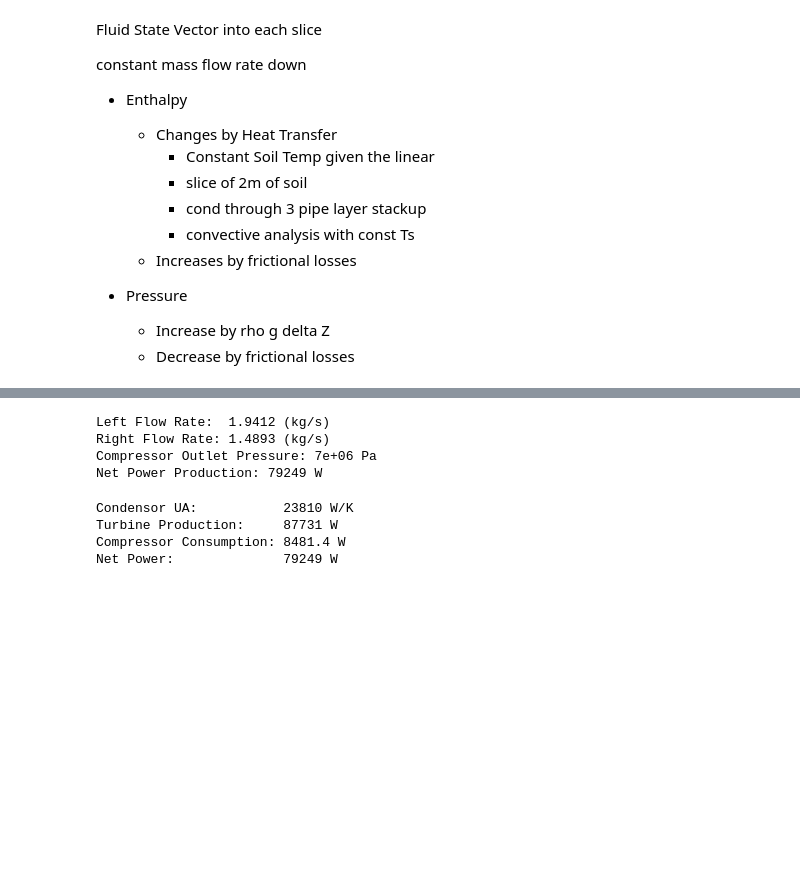
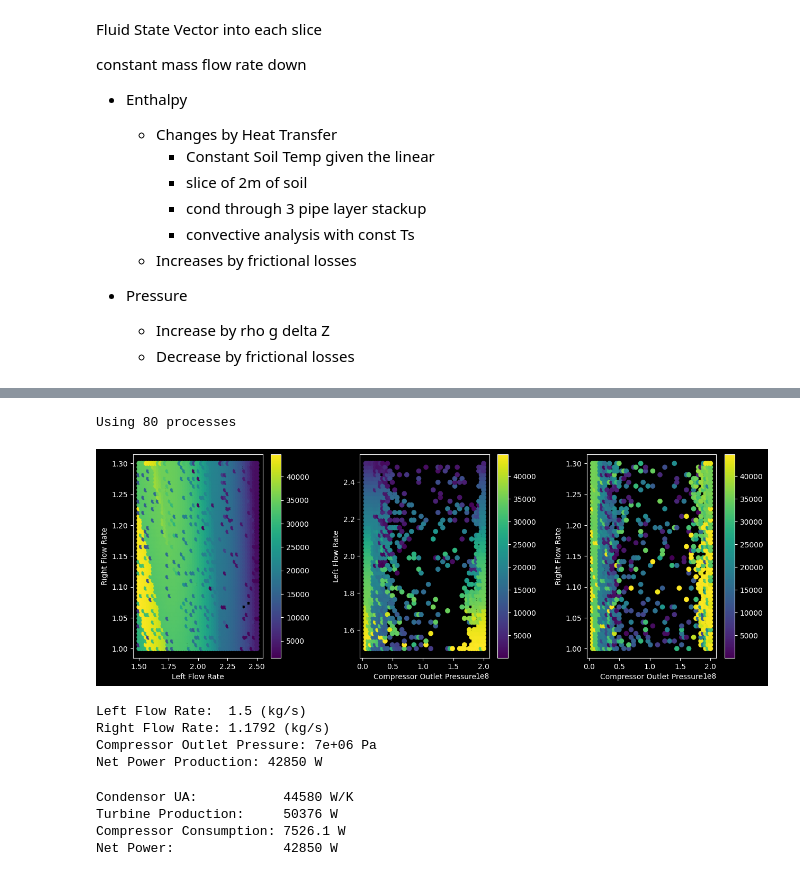
Before and after one commit to Willmac16/DFTS-Team-Seven, a Jupyter notebook: Project3.ipynb, the cells around one changed output, grey strips where cells are left out. Saved outputs shown, nothing was run; the diff lists cells and outputs as text; code cells hidden in the pictures; blank space fills up the shorter version.

```diff
--- a/Project3.ipynb
+++ b/Project3.ipynb
@@ -421,32 +523,44 @@ objective_function((1.5, 1.5, 7.000e+06))
+# %%
+left_range = np.linspace(1.5, 1.75, 50)
+right_range = np.linspace(1.0, 1.3, 50)
+press_range = np.linspace(dioxide_pressure, 200e6, 50)
+
+topo_map(left_range, right_range, press_range, drop_zeros=True, drop_negatives=True)
+# %% [output]
+Using 80 processes
+[figure, added]
 # %%
-bounds = [(1, 4), (1, 4), (dioxide_pressure+ 1e6, 400e6)]
+bounds = [(1.5, 2.5), (1.0, 1.3), (1e8, 200e6)]
 
 def nobjective_function(args):
   return -objective_function(args)
 
 shgo_sol = shgo(nobjective_function, bounds)
 
-if shgo_sol.success:
-  print(f"Left Flow Rate:  {shgo_sol.x[0]:.5g} (kg/s)\nRight Flow Rate: {shgo_sol.x[1]:.5g} (kg/s)\nCompressor Outlet Pressure: {shgo_sol.x[2]:.5g} Pa\nNet Power Production: {objective_function(shgo_sol.x):.5g} W")
+if not shgo_sol.success:
+    print(shgo_sol)
+    raise Exception("Optimization Failed")
+
+print(f"Left Flow Rate:  {shgo_sol.x[0]:.5g} (kg/s)\nRight Flow Rate: {shgo_sol.x[1]:.5g} (kg/s)\nCompressor Outlet Pressure: {shgo_sol.x[2]:.5g} Pa\nNet Power Production: {objective_function(shgo_sol.x):.5g} W")
 # %% [output]
-Left Flow Rate:  1.9412 (kg/s)
-Right Flow Rate: 1.4893 (kg/s)
+Left Flow Rate:  1.5 (kg/s)
+Right Flow Rate: 1.1792 (kg/s)
 Compressor Outlet Pressure: 7e+06 Pa
-Net Power Production: 79249 W
+Net Power Production: 42850 W
 # %%
 optimal = SystemSolution(flow_rates=[shgo_sol.x[0], shgo_sol.x[1]],
                           turbine_outlet_pressure=dioxide_pressure,
                           compressor_outlet_pressure=shgo_sol.x[2],
                           turbine_efficiency=0.85,
                           compressor_efficiency=0.85,
-                          supply_fluid=c_ohh_two.with_state(Input.pressure(dioxide_pressure),
+                          supply_fluid=Fluid(FluidsList.CarbonDioxide).with_state(Input.pressure(dioxide_pressure),
                                                             Input.temperature(dioxide_temp)))
 optimal
 # %% [output]
-Condensor UA:           23810 W/K
-Turbine Production:     87731 W
-Compressor Consumption: 8481.4 W
-Net Power:              79249 W
+Condensor UA:           44580 W/K
+Turbine Production:     50376 W
+Compressor Consumption: 7526.1 W
+Net Power:              42850 W
 # %%
 for p, m_dot in zip(optimal.pre_turbines, shgo_sol.x[0:2]):
   press, dense, temp = p.pressure, p.density, p.temperature
```
Also changed, not shown: parts of 22 cells of this notebook, 1 other file.
